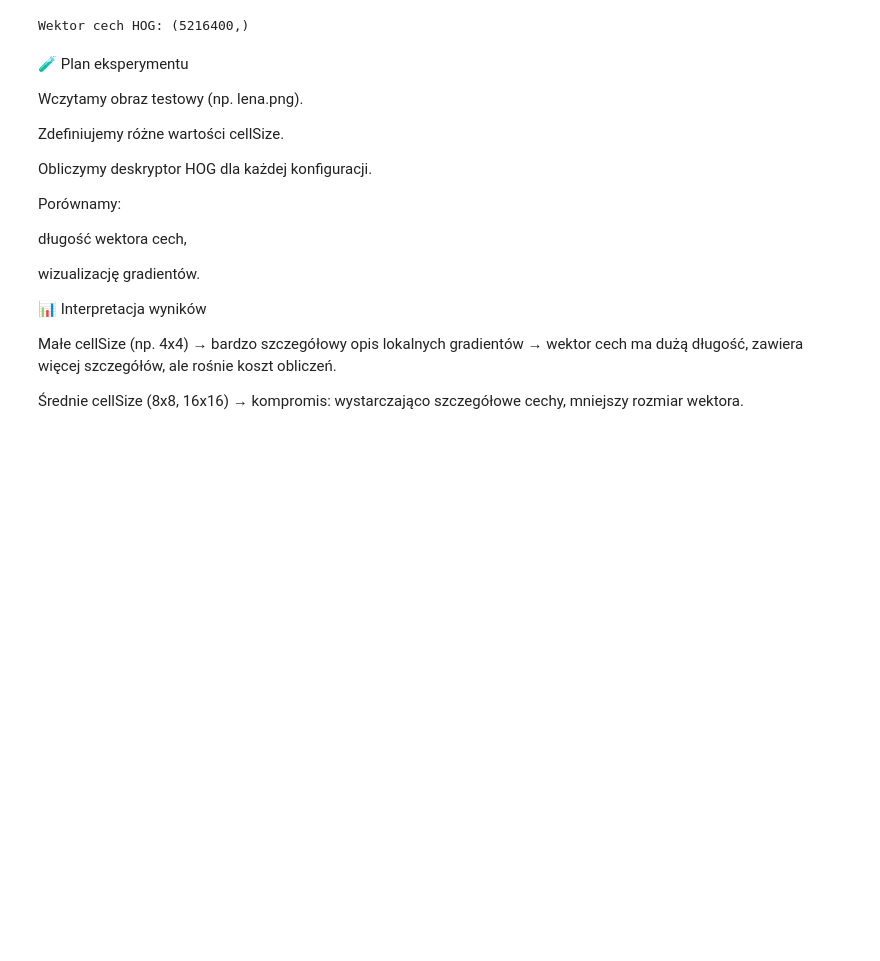
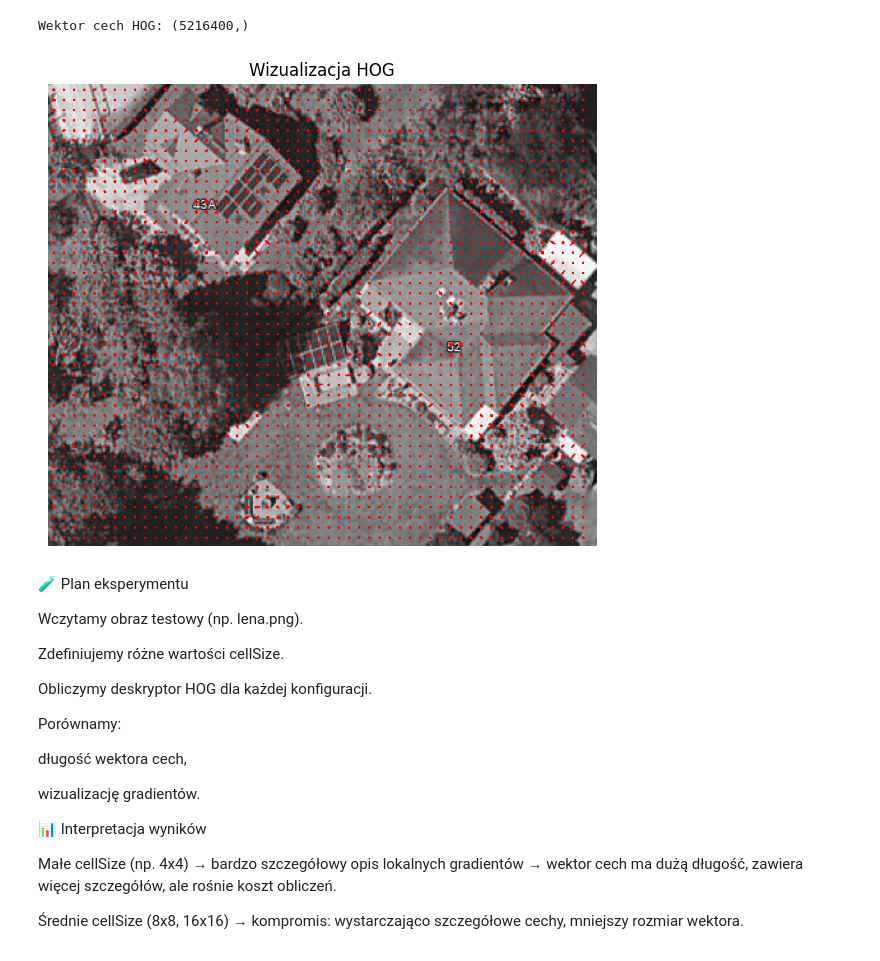
Before and after one commit to hgf700/ImageProcessingLessons, a Jupyter notebook: Lesson4/Lab4_Image_Edge_Features.ipynb, the cells around one changed output. Saved outputs shown, nothing was run; the diff lists cells and outputs as text; code cells hidden in the pictures; blank space fills up the shorter version.

```diff
--- a/Lesson4/Lab4_Image_Edge_Features.ipynb
+++ b/Lesson4/Lab4_Image_Edge_Features.ipynb
@@ -84,6 +95,84 @@ h = hog.compute(image)
 print('Wektor cech HOG:', h.shape)
 # %% [output]
 Wektor cech HOG: (5216400,)
+# %%
+import cv2
+import numpy as np
+import matplotlib.pyplot as plt
+
+def compute_hog(img, cell_size=(8,8), block_size=(2,2), nbins=9):
+    hog = cv2.HOGDescriptor(
+        _winSize=(img.shape[1] // cell_size[1] * cell_size[1],
+                  img.shape[0] // cell_size[0] * cell_size[0]),
+        _blockSize=(block_size[1]*cell_size[1],
+                    block_size[0]*cell_size[0]),
+        _blockStride=(cell_size[1], cell_size[0]),
+        _cellSize=(cell_size[1], cell_size[0]),
+        _nbins=nbins
+    )
+    h = hog.compute(img)
+    return h, hog
+
+def visualize_hog(img, cell_size=(8,8), nbins=9):
+    # Upewnij się, że obraz jest w odcieniach szarości
+    if len(img.shape) > 2:
+        img = cv2.cvtColor(img, cv2.COLOR_BGR2GRAY)
+
+    # Obliczamy gradienty Sobela
+    gx = cv2.Sobel(np.float32(img), cv2.CV_32F, 1, 0, ksize=1)
+    gy = cv2.Sobel(np.float32(img), cv2.CV_32F, 0, 1, ksize=1)
+    magnitude, angle = cv2.cartToPolar(gx, gy, angleInDegrees=True)
+
+    # Rozmiary komórek
+    cell_x, cell_y = cell_size
+    h, w = img.shape
+    n_cellsx = w // cell_x
+    n_cellsy = h // cell_y
+
+    # Histogramy dla każdej komórki
+    orientation_histogram = np.zeros((n_cellsy, n_cellsx, nbins))
+
+    bin_width = 180 / nbins  # bo kąt od 0 do 180°
+    for i in range(n_cellsy):
+        for j in range(n_cellsx):
+            cell_magnitude = magnitude[i*cell_y:(i+1)*cell_y, j*cell_x:(j+1)*cell_x]
+            cell_angle = angle[i*cell_y:(i+1)*cell_y, j*cell_x:(j+1)*cell_x]
+            for k in range(cell_magnitude.shape[0]):
+                for l in range(cell_magnitude.shape[1]):
+                    bin_idx = int(cell_angle[k, l] // bin_width) % nbins
+                    orientation_histogram[i, j, bin_idx] += cell_magnitude[k, l]
+
+    # Normalizacja dla wizualizacji
+    max_val = orientation_histogram.max()
+    if max_val > 0:
+        orientation_histogram /= max_val
+
+    # Rysowanie HOG
+    plt.figure(figsize=(10, 6))
+    plt.imshow(img, cmap='gray')
+
+    for i in range(n_cellsy):
+        for j in range(n_cellsx):
+            for n in range(nbins):
+                angle_deg = n * bin_width + bin_width / 2
+                angle_rad = np.deg2rad(angle_deg)
+                center = (j * cell_x + cell_x // 2, i * cell_y + cell_y // 2)
+                dx = np.cos(angle_rad) * orientation_histogram[i, j, n] * cell_x / 2
+                dy = np.sin(angle_rad) * orientation_histogram[i, j, n] * cell_y / 2
+                plt.plot([center[0] - dx, center[0] + dx],
+                         [center[1] - dy, center[1] + dy],
+                         color='red', linewidth=1)
+
+    plt.title("Wizualizacja HOG")
+    plt.axis("off")
+    plt.show()
+
+
+# 🔹 Przykład użycia
+img = cv2.imread(obraz)  # <- wstaw tu dowolny obraz (np. sylwetka człowieka)
+visualize_hog(img)
+# %% [output]
+[figure, added]
 # %% [markdown]
 🧪 Plan eksperymentu
 
```
Also changed, not shown: parts of 9 cells of this notebook.
